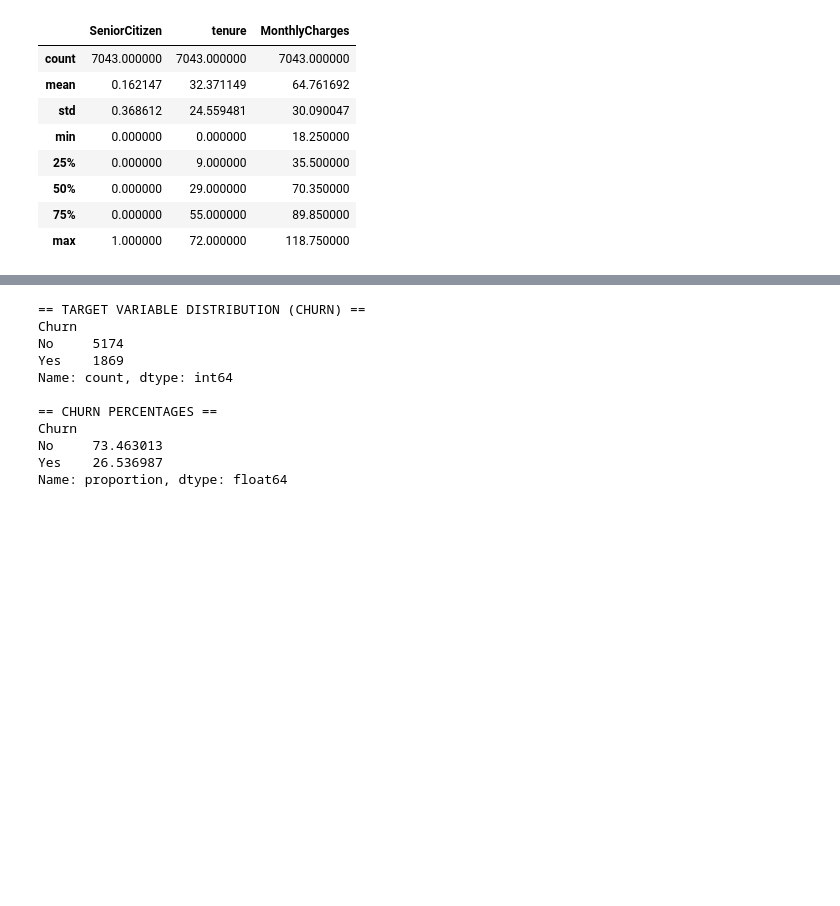
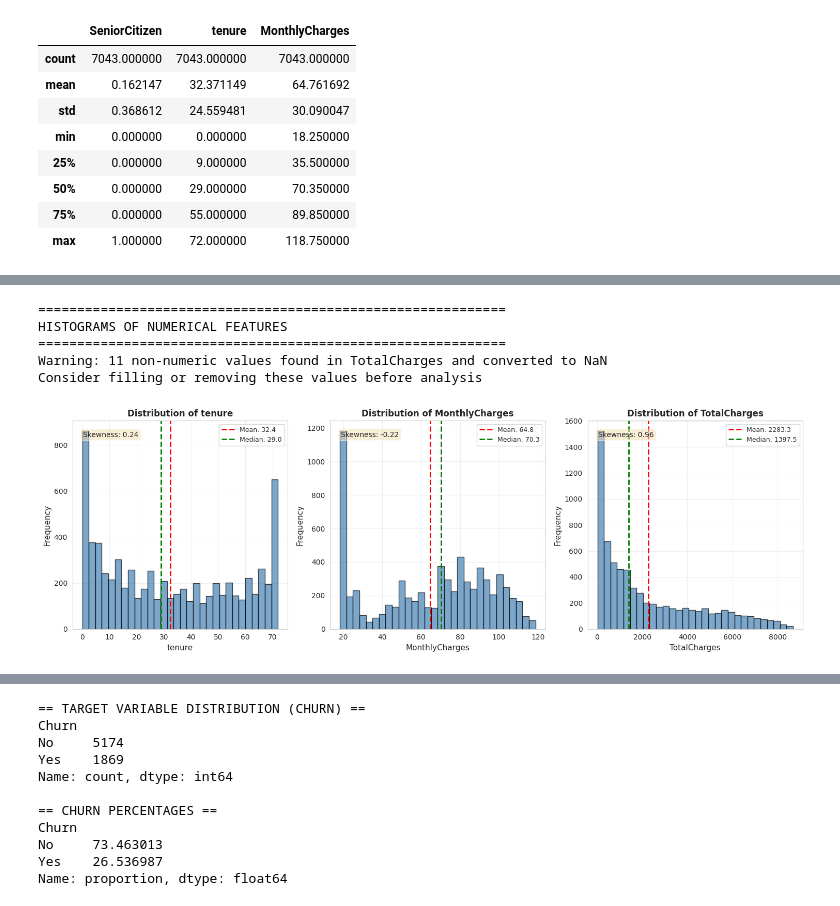
Before and after one commit to sanulisiya/Telco-churn-prediction20231263, a Jupyter notebook: Machine_Learning_Coursework.ipynb, the cells around one changed output, grey strips where cells are left out. Drawn from its saved outputs; the diff is of its cells as text; code cells hidden in the pictures; blank space fills up the shorter version.

```diff
--- a/Machine_Learning_Coursework.ipynb
+++ b/Machine_Learning_Coursework.ipynb
@@ -104,0 +118,79 @@ df.describe()
+# %%
+# HISTOGRAMS OF NUMERICAL FEATURES
+print("\n" + "="*60)
+print("HISTOGRAMS OF NUMERICAL FEATURES")
+print("="*60)
+
+# Select numerical columns
+numerical_features = ['tenure', 'MonthlyCharges', 'TotalCharges']
+
+# Convert TotalCharges to numeric, handling errors
+df['TotalCharges'] = pd.to_numeric(df['TotalCharges'], errors='coerce')
+
+# Check for missing values after conversion
+missing_total = df['TotalCharges'].isnull().sum()
+if missing_total > 0:
+    print(f"Warning: {missing_total} non-numeric values found in TotalCharges and converted to NaN")
+    print("Consider filling or removing these values before analysis")
+
+# Create histograms
+fig, axes = plt.subplots(1, 3, figsize=(15, 5))
+
+for idx, feature in enumerate(numerical_features):
+    # Drop NaN values for this feature's histogram
+    feature_data = df[feature].dropna()
+
+    if len(feature_data) == 0:
+        print(f"Skipping {feature}: No valid numeric data")
+        continue
+
+    axes[idx].hist(feature_data, bins=30, edgecolor='black', alpha=0.7, color='steelblue')
+    axes[idx].set_xlabel(feature, fontsize=11)
+    axes[idx].set_ylabel('Frequency', fontsize=11)
+    axes[idx].set_title(f'Distribution of {feature}', fontsize=12, fontweight='bold')
+    axes[idx].grid(alpha=0.3)
+
+    # Add statistics
+    mean_val = feature_data.mean()
+    median_val = feature_data.median()
+    skewness = feature_data.skew()
+
+    axes[idx].axvline(mean_val, color='red', linestyle='--', linewidth=2,
+                     label=f'Mean: {mean_val:.1f}')
+    axes[idx].axvline(median_val, color='green', linestyle='--', linewidth=2,
+                     label=f'Median: {median_val:.1f}')
+    axes[idx].legend(fontsize=9)
+
+    # Add skewness annotation
+    axes[idx].text(0.05, 0.95, f'Skewness: {skewness:.2f}',
+                  transform=axes[idx].transAxes, fontsize=10,
+                  verticalalignment='top',
+                  bbox=dict(boxstyle='round', facecolor='wheat', alpha=0.5))
+
+plt.tight_layout()
+plt.show()
+
+# Print histogram insights
+print("\nHISTOGRAM INSIGHTS:")
+print("-"*40)
+for feature in numerical_features:
+    feature_data = df[feature].dropna()
+    if len(feature_data) == 0:
+        print(f"• {feature}: No valid numeric data")
+        continue
+
+    skew_val = feature_data.skew()
+
+    if abs(skew_val) > 0.5:
+        skew_type = "Moderately skewed" if abs(skew_val) < 1 else "Highly skewed"
+        direction = "right" if skew_val > 0 else "left"
+        print(f"• {feature}: {skew_type} ({direction}-skewed, skewness = {skew_val:.2f})")
+    else:
+        print(f"• {feature}: Approximately symmetric (skewness = {skew_val:.2f})")
+# %% [output]
+============================================================
+HISTOGRAMS OF NUMERICAL FEATURES
+============================================================
+Warning: 11 non-numeric values found in TotalCharges and converted to NaN
+Consider filling or removing these values before analysis
+[figure, added]
```
Also changed, not shown: parts of 75 cells of this notebook.
